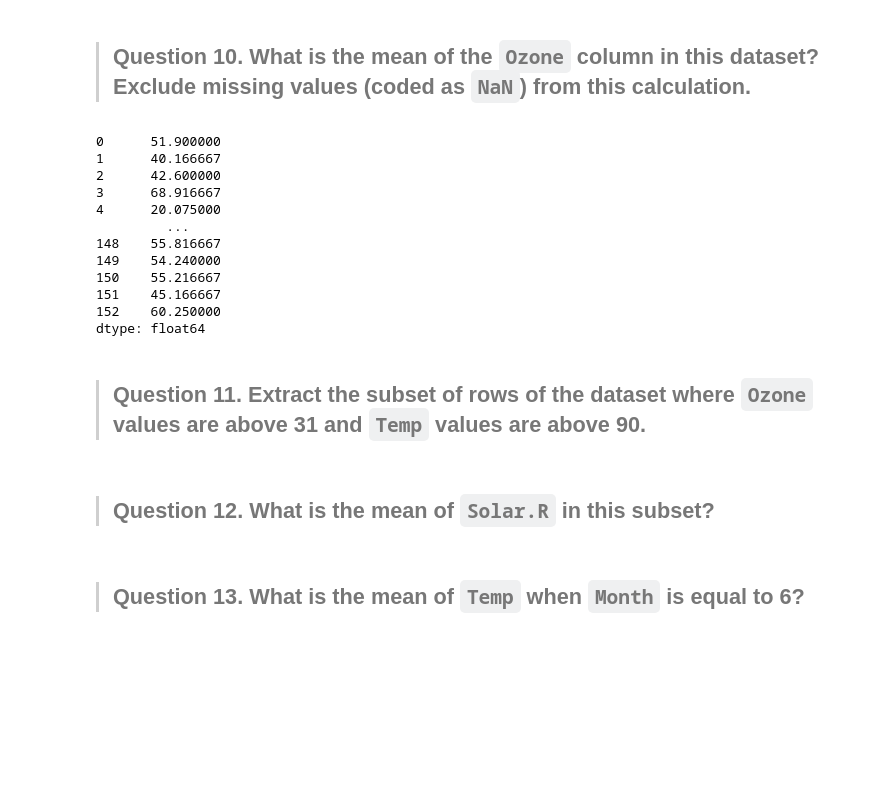
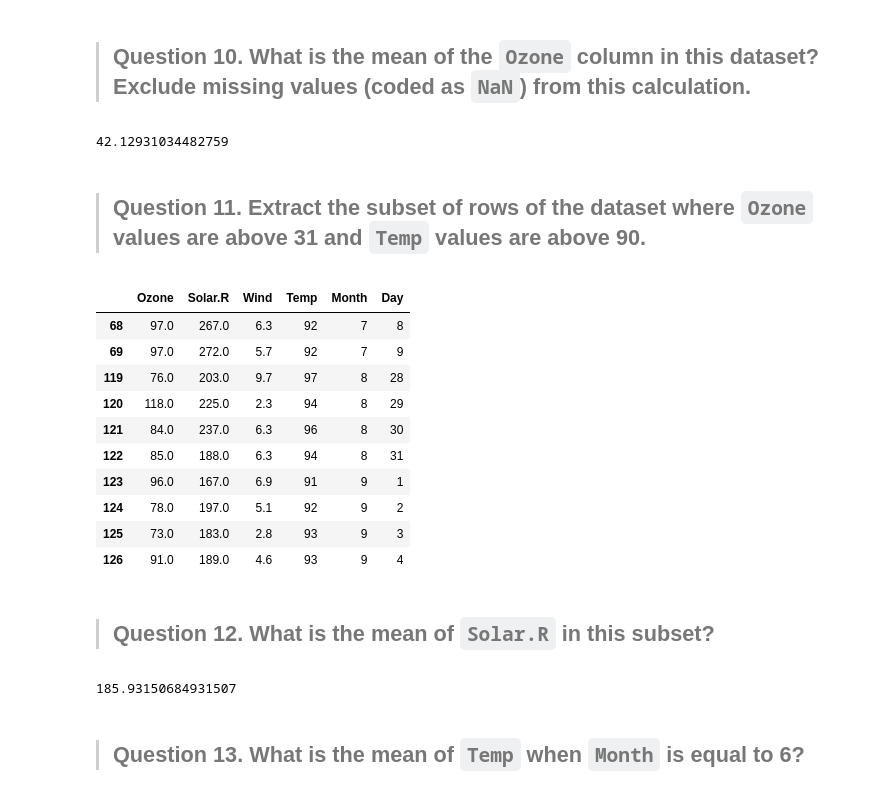
Before and after one commit to rgraham-bruno/DS_32_HW, a Jupyter notebook: homework-02-the-pandas-library-starter-code.ipynb, the cells around one changed output. Saved outputs shown, nothing was run; the diff lists cells and outputs as text; code cells hidden in the pictures; blank space fills up the shorter version.

```diff
--- a/homework-02-the-pandas-library-starter-code.ipynb
+++ b/homework-02-the-pandas-library-starter-code.ipynb
@@ -113,19 +108,8 @@ Name: Ozone, dtype: float64
 # %% [markdown]
 > ## Question 10.  What is the mean of the `Ozone` column in this dataset?  Exclude missing values (coded as `NaN`) from this calculation.
 # %%
-df.mean(1)
+df['Ozone'].mean()
 # %% [output]
-0      51.900000
-1      40.166667
-2      42.600000
-3      68.916667
-4      20.075000
-         ...
-148    55.816667
-149    54.240000
-150    55.216667
-151    45.166667
-152    60.250000
-dtype: float64
+42.12931034482759
 # %% [markdown]
 > ## Question 11.  Extract the subset of rows of the dataset where `Ozone` values are above 31 and `Temp` values are above 90.
@@ -134,2 +116,18 @@ dtype: float64
+# %%
+mask = df[(df['Ozone'] > 31) & (df['Temp'] > 90)].copy()
+# %%
+mask
+# %% [output]
+|  | Ozone | Solar.R | Wind | Temp | Month | Day |
+| 68 | 97.0 | 267.0 | 6.3 | 92 | 7 | 8 |
+| 69 | 97.0 | 272.0 | 5.7 | 92 | 7 | 9 |
+| 119 | 76.0 | 203.0 | 9.7 | 97 | 8 | 28 |
+| 120 | 118.0 | 225.0 | 2.3 | 94 | 8 | 29 |
+| 121 | 84.0 | 237.0 | 6.3 | 96 | 8 | 30 |
+| 122 | 85.0 | 188.0 | 6.3 | 94 | 8 | 31 |
+| 123 | 96.0 | 167.0 | 6.9 | 91 | 9 | 1 |
+| 124 | 78.0 | 197.0 | 5.1 | 92 | 9 | 2 |
+| 125 | 73.0 | 183.0 | 2.8 | 93 | 9 | 3 |
+| 126 | 91.0 | 189.0 | 4.6 | 93 | 9 | 4 |
 # %% [markdown]
 > ## Question 12.  What is the mean of `Solar.R` in this subset?
@@ -138,2 +134,6 @@ dtype: float64
+# %%
+df['Solar.R'].mean()
+# %% [output]
+185.93150684931507
 # %% [markdown]
 > ## Question 13.  What is the mean of `Temp` when `Month` is equal to 6?
```
Also changed, not shown: parts of 21 cells of this notebook, 9 other files.
